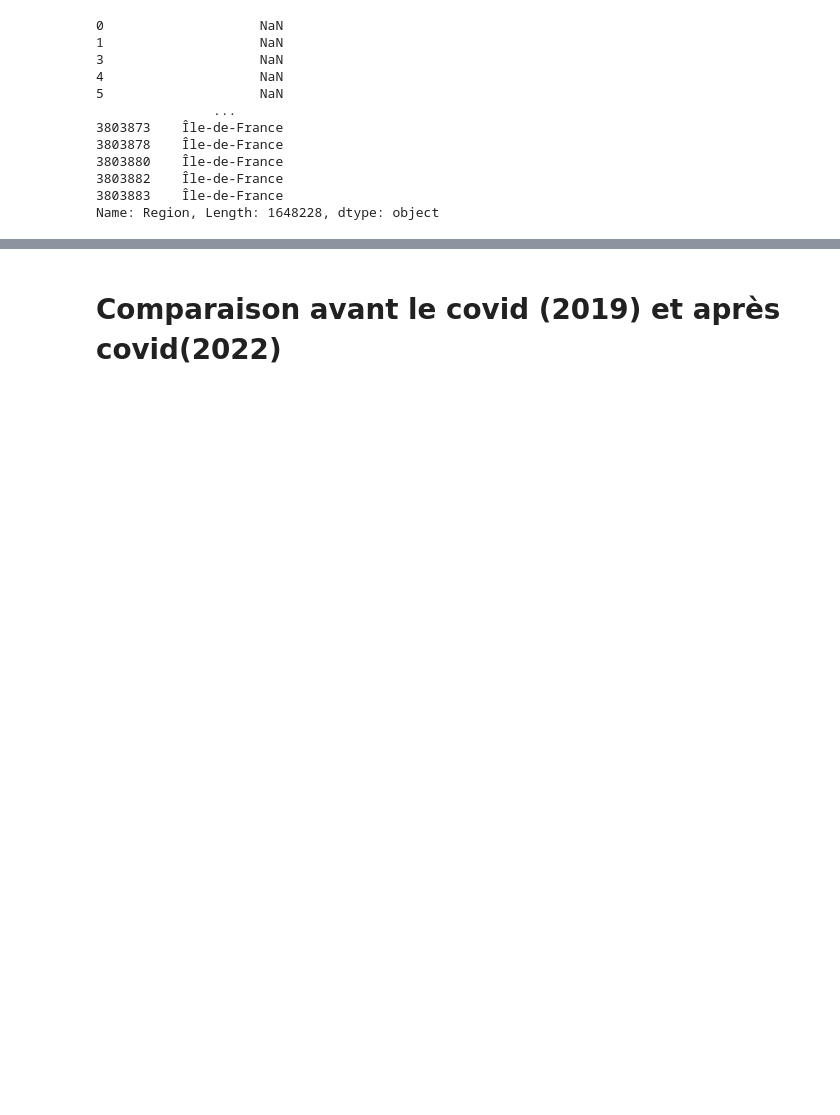
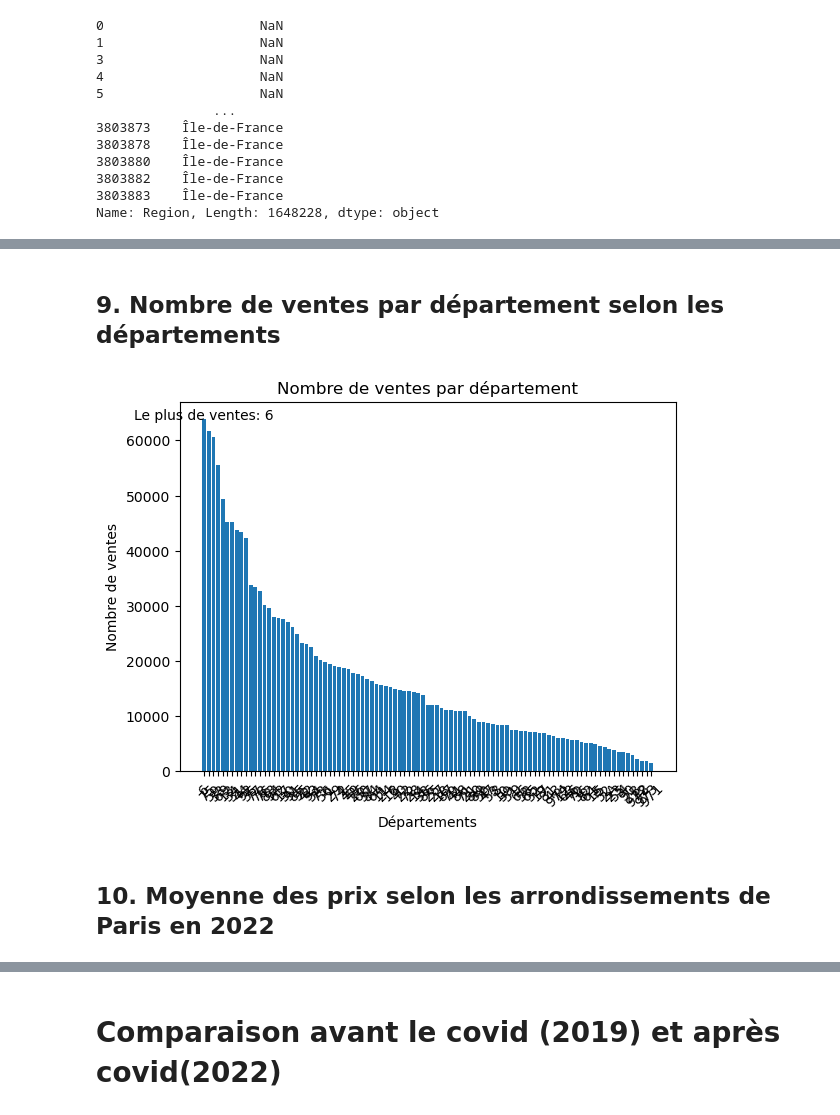
Before and after one commit to Marc94440/Projet-DVF, a Jupyter notebook: Projet_DVF.ipynb, the cells around one changed output, grey strips where cells are left out. Drawn from its saved outputs; the diff is of its cells as text; code cells hidden in the pictures; blank space fills up the shorter version.

```diff
--- a/Projet_DVF.ipynb
+++ b/Projet_DVF.ipynb
@@ -555,0 +316,28 @@ moins une autre année (en particulier avant covid)
+# %% [markdown]
+## 9. Nombre de ventes par département selon les départements
+# %%
+# Compter le nombre de ventes par département
+nombre_ventes_departements = VF_2022["Code departement"].value_counts()
+
+# Convertir les codes départementaux en chaînes de caractères
+departements = nombre_ventes_departements.index.astype(str)
+
+# Trouver l'indice du département avec le plus grand nombre de ventes
+indice_departement_plus_ventes = nombre_ventes_departements.argmax()
+departement_plus_ventes = departements[indice_departement_plus_ventes]
+
+# Tracer le graphique du nombre de ventes par département
+plt.bar(departements, nombre_ventes_departements)
+plt.title("Nombre de ventes par département")
+plt.xlabel("Départements")
+plt.ylabel("Nombre de ventes")
+plt.xticks(rotation=45)
+
+# Afficher le département avec le plus grand nombre de ventes
+plt.text(indice_departement_plus_ventes, max(nombre_ventes_departements), f"Le plus de ventes: {departement_plus_ventes}", ha='center')
+
+plt.show()
+# %% [output]
+[figure, added]
+# %% [markdown]
+## 10. Moyenne des prix selon les arrondissements de Paris en 2022
```
Also changed, not shown: parts of 72 cells of this notebook.
